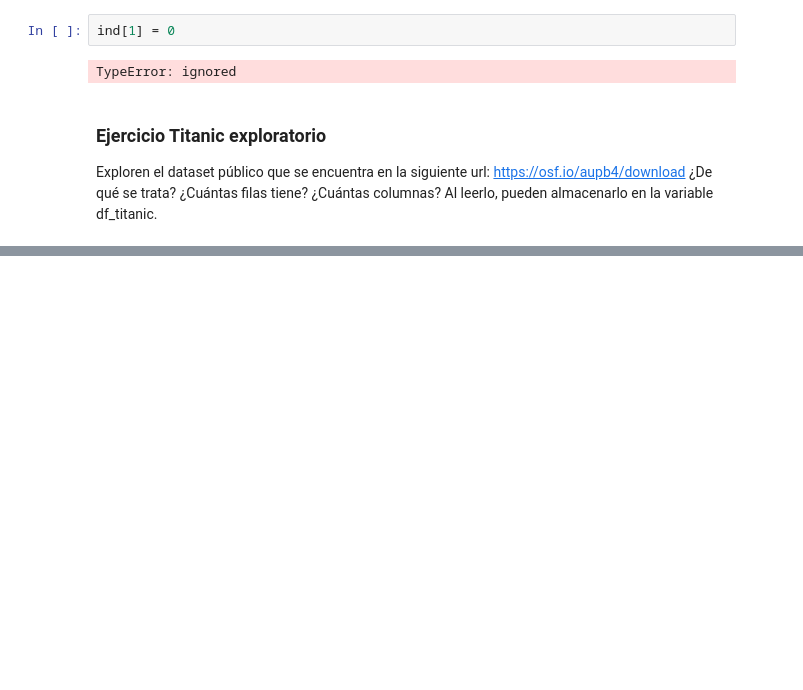
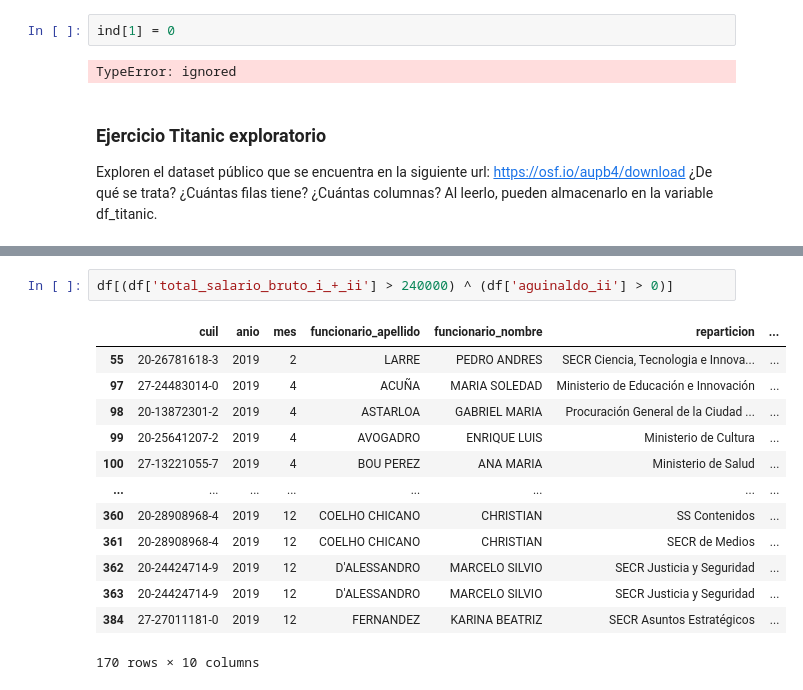
Before and after one commit to mateosuster/pythonungs, a Jupyter notebook: codigos/MPE_III_Pandas_Indexing.ipynb, the cells around one changed output, grey strips where cells are left out. Cells and saved outputs as stored; diff of their text form; blank space fills up the shorter version.

```diff
--- a/codigos/MPE_III_Pandas_Indexing.ipynb
+++ b/codigos/MPE_III_Pandas_Indexing.ipynb
@@ -49,0 +144,16 @@ NombreDataFrame.loc[nombre_indice, nombre_columnas]
+# %%
+df[(df['total_salario_bruto_i_+_ii'] > 240000) ^ (df['aguinaldo_ii'] > 0)]
+# %% [output]
+|  | cuil | anio | mes | funcionario_apellido | funcionario_nombre | reparticion | ... |
+| 55 | 20-26781618-3 | 2019 | 2 | LARRE | PEDRO ANDRES | SECR Ciencia, Tecnologia e Innova... | ... |
+| 97 | 27-24483014-0 | 2019 | 4 | ACUÑA | MARIA SOLEDAD | Ministerio de Educación e Innovación | ... |
+| 98 | 20-13872301-2 | 2019 | 4 | ASTARLOA | GABRIEL MARIA | Procuración General de la Ciudad ... | ... |
+| 99 | 20-25641207-2 | 2019 | 4 | AVOGADRO | ENRIQUE LUIS | Ministerio de Cultura | ... |
+| 100 | 27-13221055-7 | 2019 | 4 | BOU PEREZ | ANA MARIA | Ministerio de Salud | ... |
+| ... | ... | ... | ... | ... | ... | ... | ... |
+| 360 | 20-28908968-4 | 2019 | 12 | COELHO CHICANO | CHRISTIAN | SS Contenidos | ... |
+| 361 | 20-28908968-4 | 2019 | 12 | COELHO CHICANO | CHRISTIAN | SECR de Medios | ... |
+| 362 | 20-24424714-9 | 2019 | 12 | D'ALESSANDRO | MARCELO SILVIO | SECR Justicia y Seguridad | ... |
+| 363 | 20-24424714-9 | 2019 | 12 | D'ALESSANDRO | MARCELO SILVIO | SECR Justicia y Seguridad | ... |
+| 384 | 27-27011181-0 | 2019 | 12 | FERNANDEZ | KARINA BEATRIZ | SECR Asuntos Estratégicos | ... |
+170 rows × 10 columns
```
Also changed, not shown: parts of 60 cells of this notebook.
